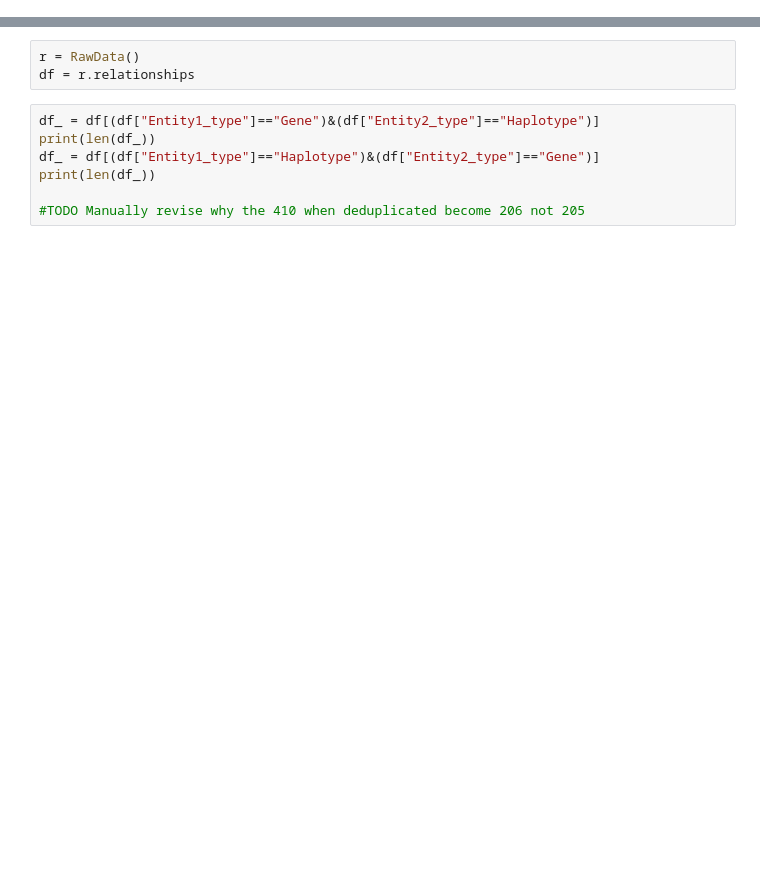
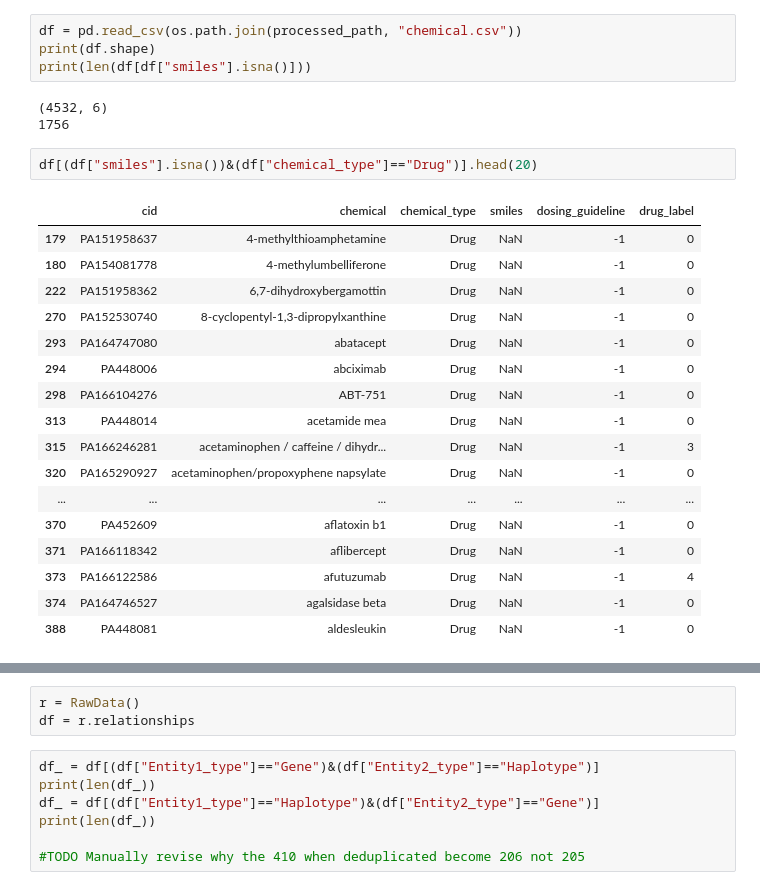
Before and after one commit to ersilia-os/pharmacogx-embeddings, a Jupyter notebook: notebooks/01_PharmGKB_DataExploration.ipynb, the cells around one changed output, grey strips where cells are left out. Drawn from its saved outputs; the diff is of its cells as text; blank space fills up the shorter version.

Commit message:
WIP reformat tables

```diff
--- a/notebooks/01_PharmGKB_DataExploration.ipynb
+++ b/notebooks/01_PharmGKB_DataExploration.ipynb
@@ -11,0 +59,27 @@ processed_path = os.path.join(data_path, "pharmgkb_processed")
+# %%
+df = pd.read_csv(os.path.join(processed_path, "chemical.csv"))
+print(df.shape)
+print(len(df[df["smiles"].isna()]))
+# %% [output]
+(4532, 6)
+1756
+# %%
+df[(df["smiles"].isna())&(df["chemical_type"]=="Drug")].head(20)
+# %% [output]
+|  | cid | chemical | chemical_type | smiles | dosing_guideline | drug_label |
+| 179 | PA151958637 | 4-methylthioamphetamine | Drug | NaN | -1 | 0 |
+| 180 | PA154081778 | 4-methylumbelliferone | Drug | NaN | -1 | 0 |
+| 222 | PA151958362 | 6,7-dihydroxybergamottin | Drug | NaN | -1 | 0 |
+| 270 | PA152530740 | 8-cyclopentyl-1,3-dipropylxanthine | Drug | NaN | -1 | 0 |
+| 293 | PA164747080 | abatacept | Drug | NaN | -1 | 0 |
+| 294 | PA448006 | abciximab | Drug | NaN | -1 | 0 |
+| 298 | PA166104276 | ABT-751 | Drug | NaN | -1 | 0 |
+| 313 | PA448014 | acetamide mea | Drug | NaN | -1 | 0 |
+| 315 | PA166246281 | acetaminophen / caffeine / dihydr... | Drug | NaN | -1 | 3 |
+| 320 | PA165290927 | acetaminophen/propoxyphene napsylate | Drug | NaN | -1 | 0 |
+| ... | ... | ... | ... | ... | ... | ... |
+| 370 | PA452609 | aflatoxin b1 | Drug | NaN | -1 | 0 |
+| 371 | PA166118342 | aflibercept | Drug | NaN | -1 | 0 |
+| 373 | PA166122586 | afutuzumab | Drug | NaN | -1 | 4 |
+| 374 | PA164746527 | agalsidase beta | Drug | NaN | -1 | 0 |
+| 388 | PA448081 | aldesleukin | Drug | NaN | -1 | 0 |
```
Also changed, not shown: parts of 32 cells of this notebook, 9 other files.
